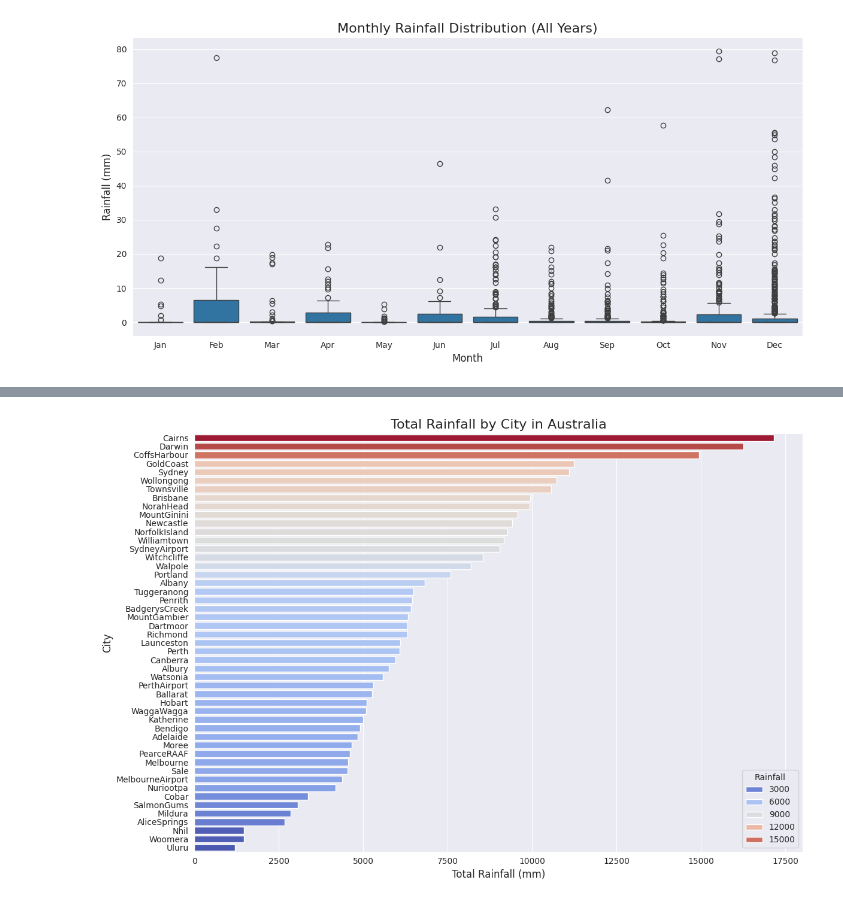
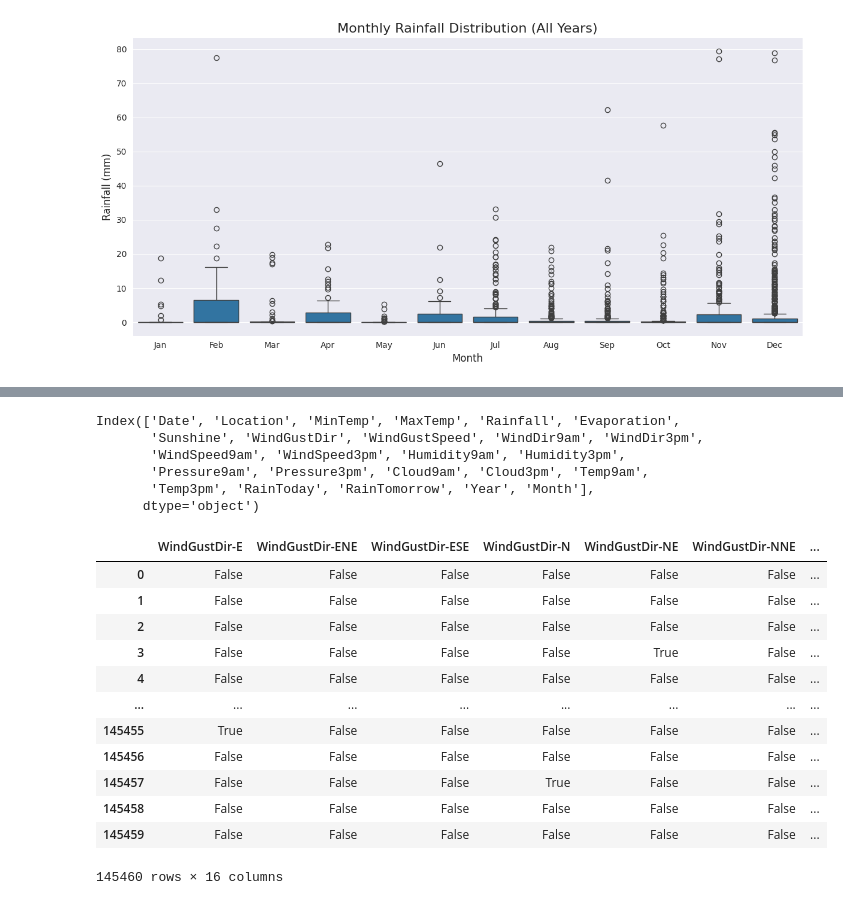
Before and after one commit to LeoCenturion/rain-in-australia, a Jupyter notebook: models/analysis.ipynb, the cells around one changed output, grey strips where cells are left out. Saved outputs shown, nothing was run; the diff lists cells and outputs as text; code cells hidden in the pictures.

```diff
--- a/models/analysis.ipynb
+++ b/models/analysis.ipynb
@@ -505,30 +357,28 @@ plt.show()
+# %%
+rains.columns
+# %% [output]
+Index(['Date', 'Location', 'MinTemp', 'MaxTemp', 'Rainfall', 'Evaporation',
+       'Sunshine', 'WindGustDir', 'WindGustSpeed', 'WindDir9am', 'WindDir3pm',
+       'WindSpeed9am', 'WindSpeed3pm', 'Humidity9am', 'Humidity3pm',
+       'Pressure9am', 'Pressure3pm', 'Cloud9am', 'Cloud3pm', 'Temp9am',
+       'Temp3pm', 'RainToday', 'RainTomorrow', 'Year', 'Month'],
+      dtype='object')
 # %%
-data_clean = rains.dropna(subset=['Rainfall', 'Location'])
+from sklearn.preprocessing import OneHotEncoder
 
-# Group by city (Location) and sum rainfall
-rainfall_by_city = data_clean.groupby('Location')['Rainfall'].sum().reset_index()
-
-# Sort by total rainfall for better visualization
-rainfall_by_city = rainfall_by_city.sort_values('Rainfall', ascending=False)
-
-# Create the bar plot
-plt.figure(figsize=(12, 8))
-sns.barplot(
-    x='Rainfall',
-    y='Location',
-    data=rainfall_by_city,
-    palette='coolwarm',
-    hue='Rainfall',
-)
-
-# Add labels and title
-plt.xlabel('Total Rainfall (mm)', fontsize=12)
-plt.ylabel('City', fontsize=12)
-plt.title('Total Rainfall by City in Australia 2007-2016', fontsize=16)
-plt.tight_layout()
-
-# Show the plot
-plt.show()
+pd.get_dummies(rains['WindGustDir'], prefix_sep='-', prefix='WindGustDir')
 # %% [output]
-[figure, removed]
+|  | WindGustDir-E | WindGustDir-ENE | WindGustDir-ESE | WindGustDir-N | WindGustDir-NE | WindGustDir-NNE | ... |
+| 0 | False | False | False | False | False | False | ... |
+| 1 | False | False | False | False | False | False | ... |
+| 2 | False | False | False | False | False | False | ... |
+| 3 | False | False | False | False | True | False | ... |
+| 4 | False | False | False | False | False | False | ... |
+| ... | ... | ... | ... | ... | ... | ... | ... |
+| 145455 | True | False | False | False | False | False | ... |
+| 145456 | False | False | False | False | False | False | ... |
+| 145457 | False | False | False | True | False | False | ... |
+| 145458 | False | False | False | False | False | False | ... |
+| 145459 | False | False | False | False | False | False | ... |
+145460 rows × 16 columns
 # %%
```
Also changed, not shown: parts of 13 cells of this notebook, 2 other files.
